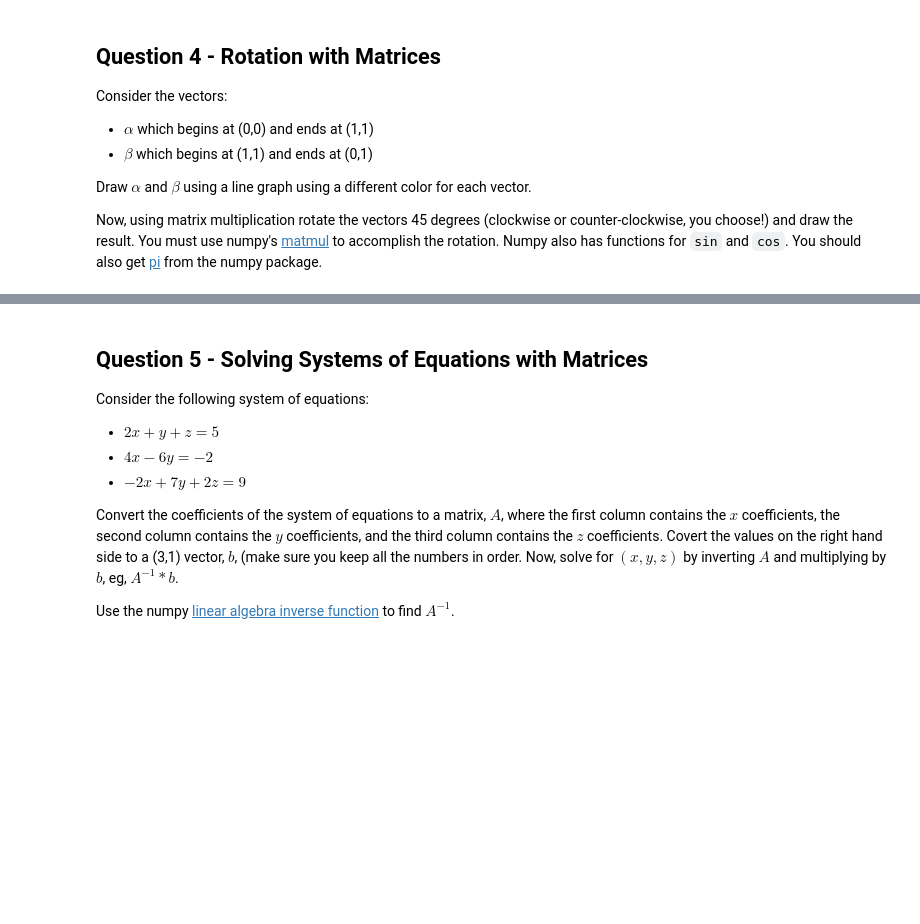
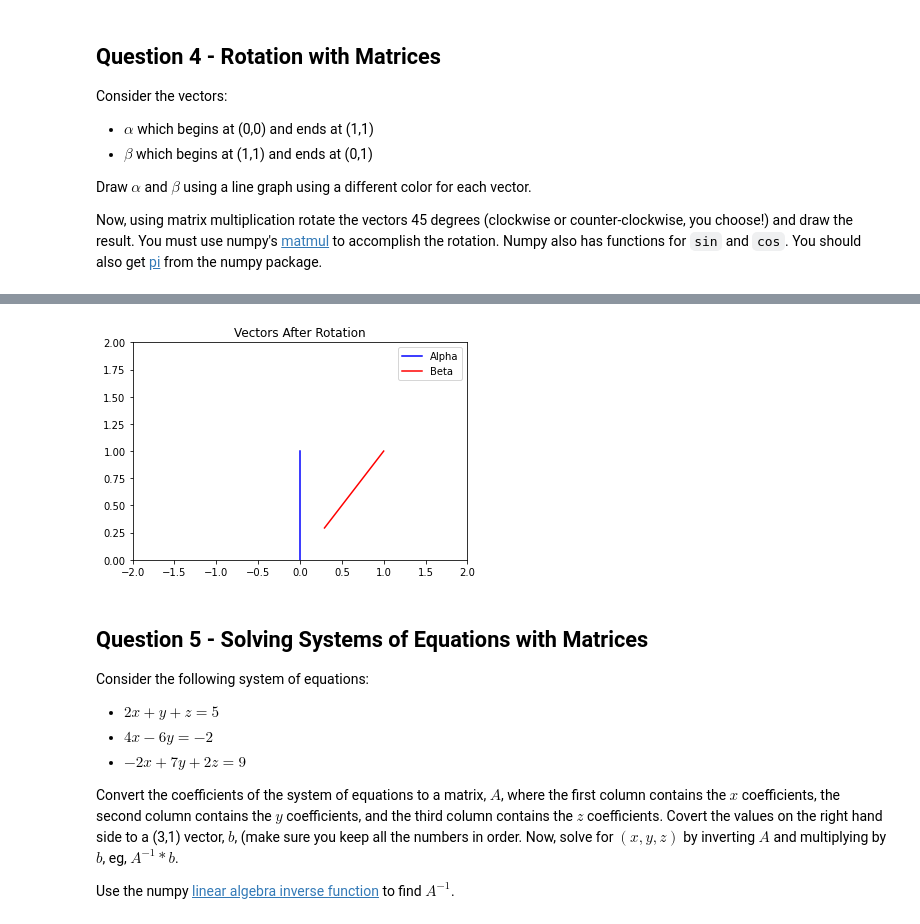
Before and after one commit to alex-chiu/CS329E-Data-Analytics, a Jupyter notebook: HW2/329e_HW2.ipynb, the cells around one changed output, grey strips where cells are left out. Saved outputs shown, nothing was run; the diff lists cells and outputs as text; code cells hidden in the pictures; blank space fills up the shorter version.

```diff
--- a/HW2/329e_HW2.ipynb
+++ b/HW2/329e_HW2.ipynb
@@ -110,3 +142,15 @@ Both rotations are counter clockwise
+# %%
+# Plot the vectors after rotation
+plt.figure()
+plt.plot([0, 0 + rot_alpha[0]], [0, 0 + rot_alpha[1]], color='b')
+plt.plot([1, 1 + rot_beta[0]], [1, 1 + rot_beta[1]], color='r')
+plt.xlim([-2, 2])
+plt.ylim([0, 2])
+plt.title("Vectors After Rotation")
+plt.legend(["Alpha", "Beta"])
+plt.show()
+# %% [output]
+[figure, added]
 # %% [markdown]
 ## Question 5 - Solving Systems of Equations with Matrices
 
```
Also changed, not shown: parts of 10 cells of this notebook.
